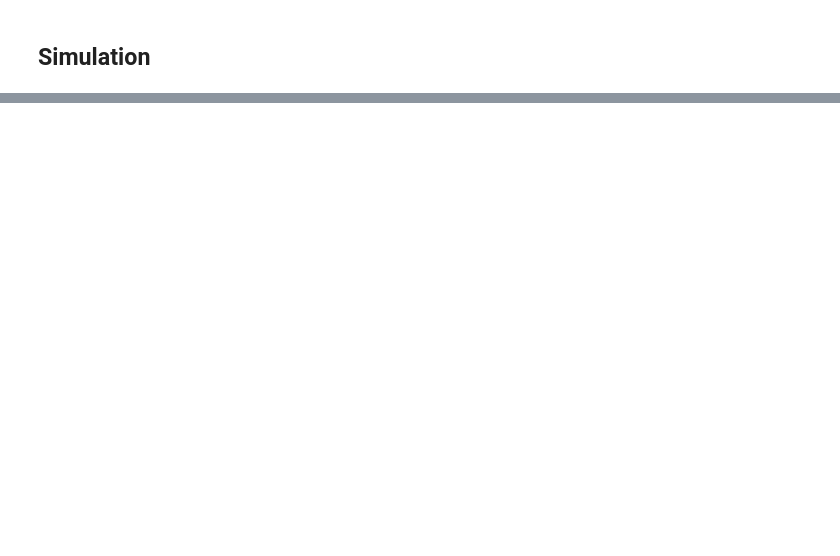
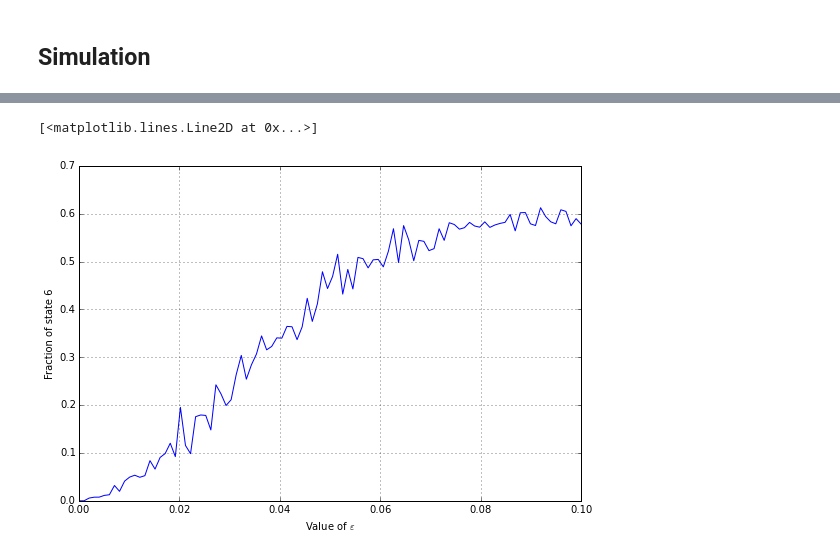
Before and after one commit to S-Nakada/HW2014, a Jupyter notebook: hw_nov26.ipynb, the cells around one changed output, grey strips where cells are left out. Drawn from its saved outputs; the diff is of its cells as text; code cells hidden in the pictures; blank space fills up the shorter version.

```diff
--- a/hw_nov26.ipynb
+++ b/hw_nov26.ipynb
@@ -113,0 +187,12 @@ AttributeError: 'numpy.ndarray' object has no attribute 's'
+# %%
+frac_seq_6=kmr_seq_simulate_state(N, p, init=0, T=1000, eps_min=0.00001, eps_max=0.1, eps_length=100, num_reps=100,state=6)
+# %%
+fig, ax = plt.subplots(figsize=(9, 6))
+ax.grid()
+ax.set_xlabel(r'Value of $\varepsilon$')
+ax.set_ylabel('Fraction of state 6')
+ax.set_xlim(eps_min, eps_max)
+ax.plot(epsilons, frac_seq_6)
+# %% [output]
+[<matplotlib.lines.Line2D at 0x...>]
+[figure, added]
```
Also changed, not shown: parts of 15 cells of this notebook, 2 other files.
